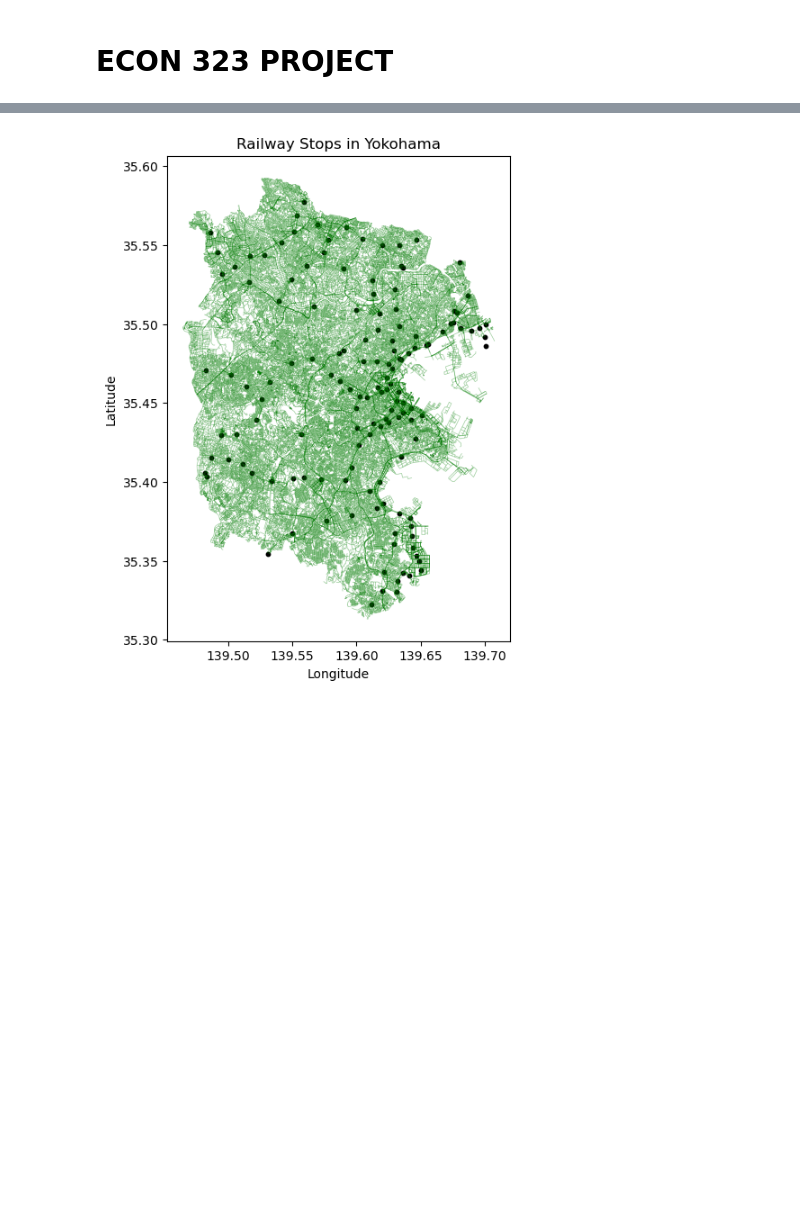
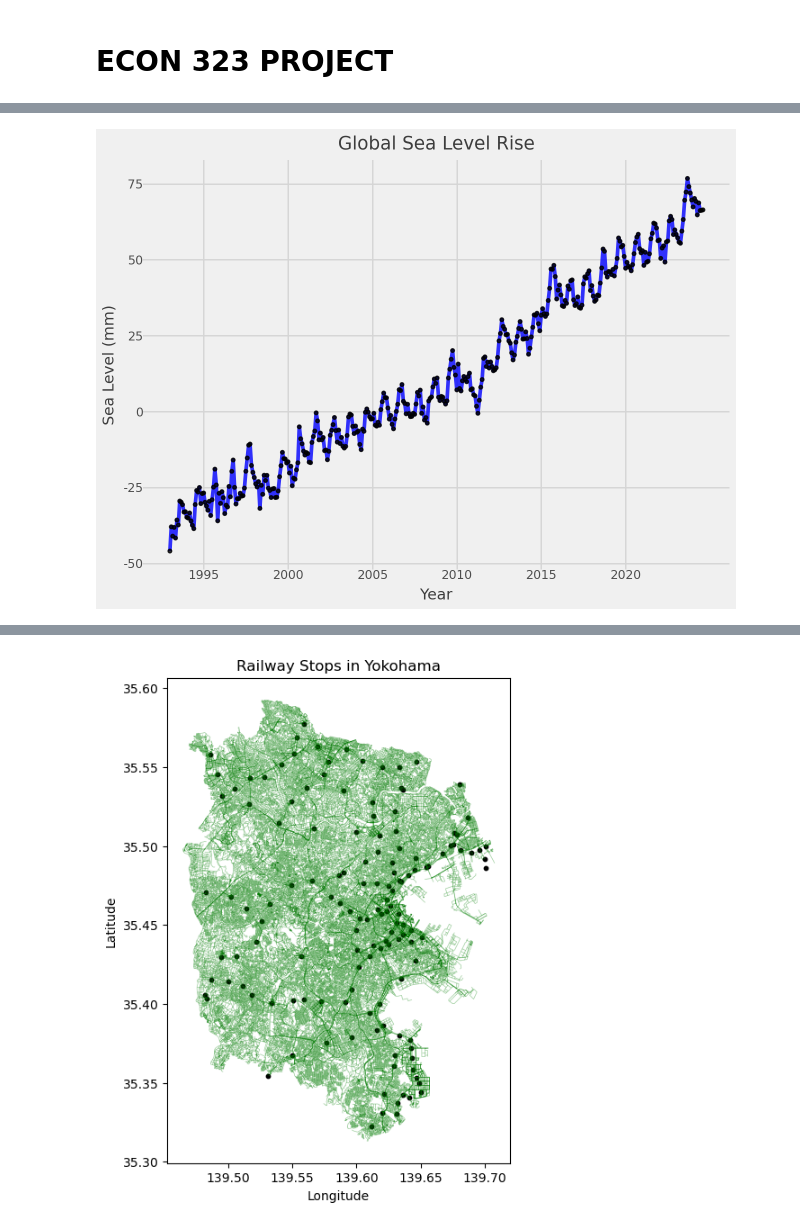
Before and after one commit to Arcyill/ECON-323-Project, a Jupyter notebook: Main.ipynb, the cells around one changed output, grey strips where cells are left out. Saved outputs shown, nothing was run; the diff lists cells and outputs as text; code cells hidden in the pictures; blank space fills up the shorter version.

Commit message:
added final graphs and interpretations

```diff
--- a/Main.ipynb
+++ b/Main.ipynb
@@ -11,0 +42,4 @@ import folium
+# %%
+sea_level = pd.read_csv("sealevel_global_explorer_data_global.csv") #reading the csv file
+
+sea_level.tail(5) #looking at the last 5 rows of the data
@@ -11,0 +53,4 @@ import folium
+# %%
+sea_level_filtered = sea_level[["Satellite Altimetry Year", "Satellite Altimetry"]] #select only the columns we need
+sea_level_filtered = sea_level_filtered.rename(columns={"Satellite Altimetry Year": "Year", "Satellite Altimetry": "Sea Level (mm)"}) #renaming the column names to make them more readable
+sea_level_filtered.head(5) #looking at the first 5 rows of the filtered data
@@ -11,0 +64,15 @@ import folium
+# %%
+(
+    ggplot(sea_level_filtered, aes(x="Year", y="Sea Level (mm)"))
+    + geom_line(color='blue', size = 1.5, alpha = 0.8) #line to connect every point
+    + geom_point(color='black', size = 1, alpha = 0.8) #data points
+    + labs(
+        title="Global Sea Level Rise",
+        x="Year",
+        y="Sea Level (mm)"
+    ) #labels
+    + scale_x_continuous(breaks=range(1880, 2025, 5))  # Tick every 5 years
+    + theme_538()
+)
+# %% [output]
+[figure, added]
```
Also changed, not shown: parts of 40 cells of this notebook, 2 other files.
